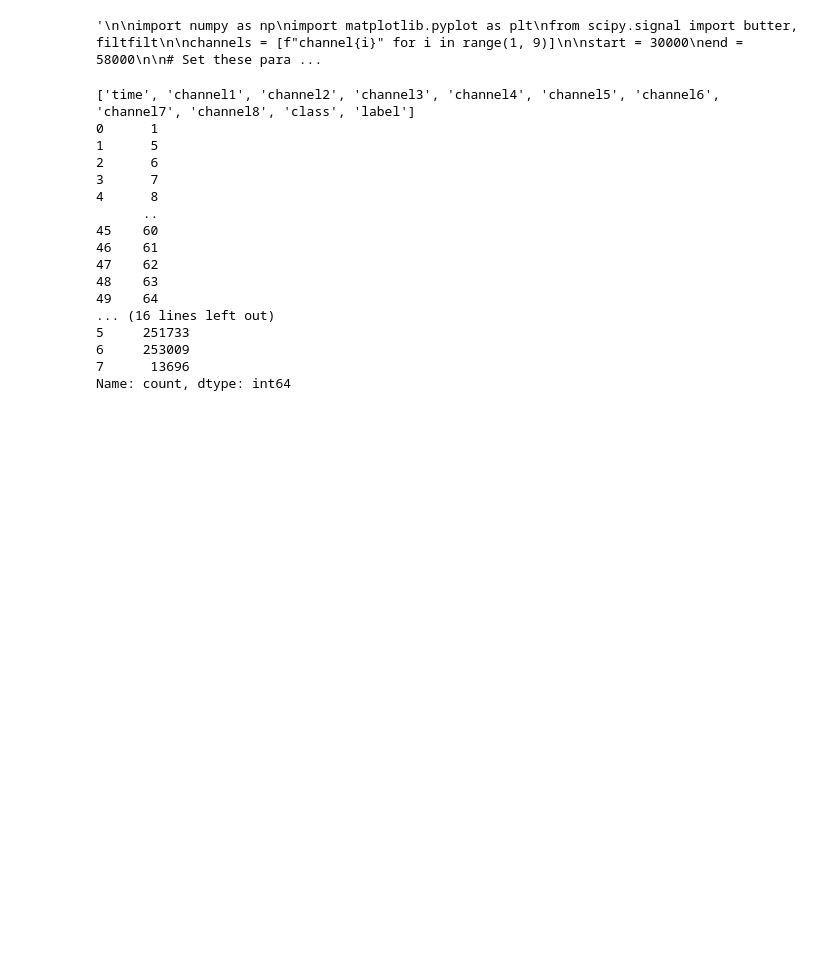
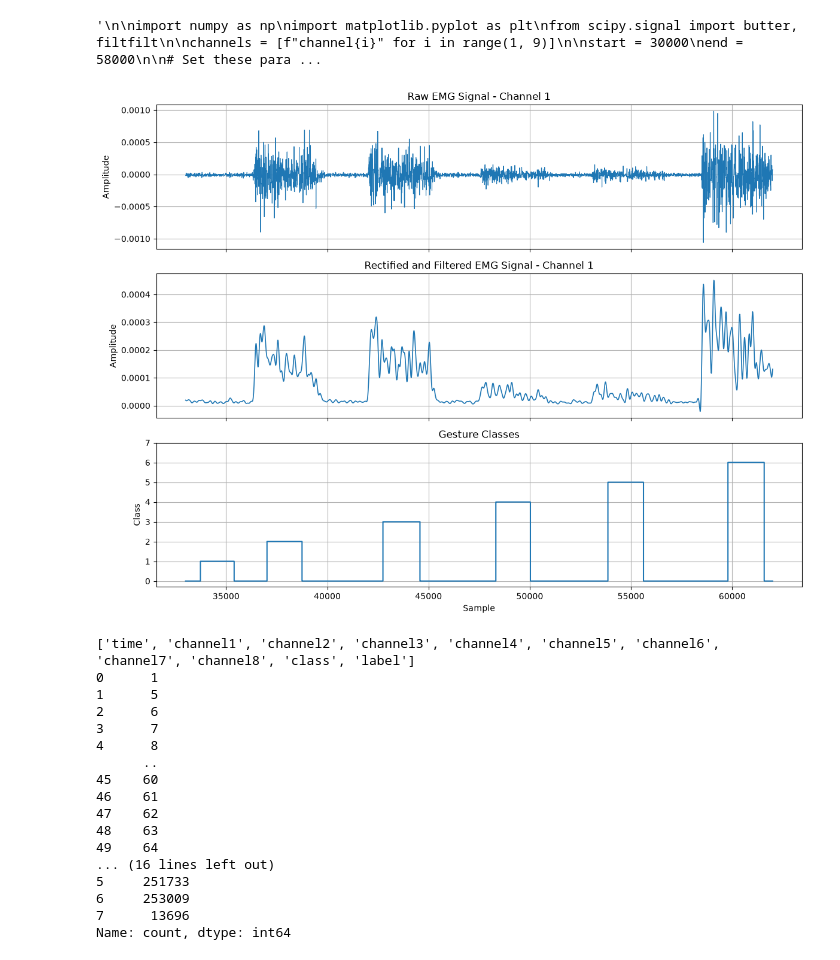
Before and after one commit to laauritaa/S-S_EMG, a Jupyter notebook: Data_Overview.ipynb, the cells around one changed output. Cells and saved outputs as stored; diff of their text form; code cells hidden in the pictures; blank space fills up the shorter version.

```diff
--- a/Data_Overview.ipynb
+++ b/Data_Overview.ipynb
@@ -971,6 +971,85 @@ plt.show() """
 # %% [output]
 [figure]
 '\n\nimport numpy as np\nimport matplotlib.pyplot as plt\nfrom scipy.signal import butter, filtfilt\n\nchannels = [f"channel{i}" for i in range(1, 9)]\n\nstart = 30000\nend = 58000\n\n# Set these para ...
+# %%
+
+import numpy as np
+import matplotlib.pyplot as plt
+from scipy.signal import butter, filtfilt
+
+# ============================================================
+# 1. PARAMETERS
+# ============================================================
+
+channel = "channel1"
+
+start = 33000
+end = 62000
+
+fs = 1000       # Sampling frequency (Hz)
+cutoff = 5      # Low-pass cutoff frequency (Hz)
+order = 4
+
+# ============================================================
+# 2. SIGNAL PROCESSING
+# ============================================================
+
+# Extract raw EMG signal
+raw_emg = df[channel].to_numpy()
+
+# Full-wave rectification
+rectified_emg = np.abs(raw_emg)
+
+# Design Butterworth low-pass filter
+b, a = butter(order, cutoff / (fs / 2), btype="low")
+
+# Apply filter to obtain EMG envelope
+filtered_emg = filtfilt(b, a, rectified_emg)
+
+# ============================================================
+# 3. PLOTTING
+# ============================================================
+
+fig, axes = plt.subplots(
+    3, 1, figsize=(12, 9), sharex=True
+)
+
+# Plot 1: Raw EMG signal
+axes[0].plot(
+    df.index[start:end],
+    raw_emg[start:end],
+    linewidth=0.8
+)
+axes[0].set_ylabel("Amplitude")
+axes[0].set_title("Raw EMG Signal - Channel 1")
+axes[0].grid(True)
+
+# Plot 2: Rectified and filtered EMG signal
+axes[1].plot(
+    df.index[start:end],
+    filtered_emg[start:end],
+    linewidth=1.2
+)
+axes[1].set_ylabel("Amplitude")
+axes[1].set_title("Rectified and Filtered EMG Signal - Channel 1")
+axes[1].grid(True)
+
+# Plot 3: Gesture classes
+axes[2].step(
+    df.index[start:end],
+    df["class"].iloc[start:end],
+    where="post"
+)
+axes[2].set_ylabel("Class")
+axes[2].set_xlabel("Sample")
+axes[2].set_yticks(range(8))
+axes[2].set_title("Gesture Classes")
+axes[2].grid(True)
+
+plt.tight_layout()
+plt.show()
+# %% [output]
+[figure, added]
 # %%
 print(df.columns.tolist())
 print(df["time"].head(50))
```
Also changed, not shown: 5 other files.
